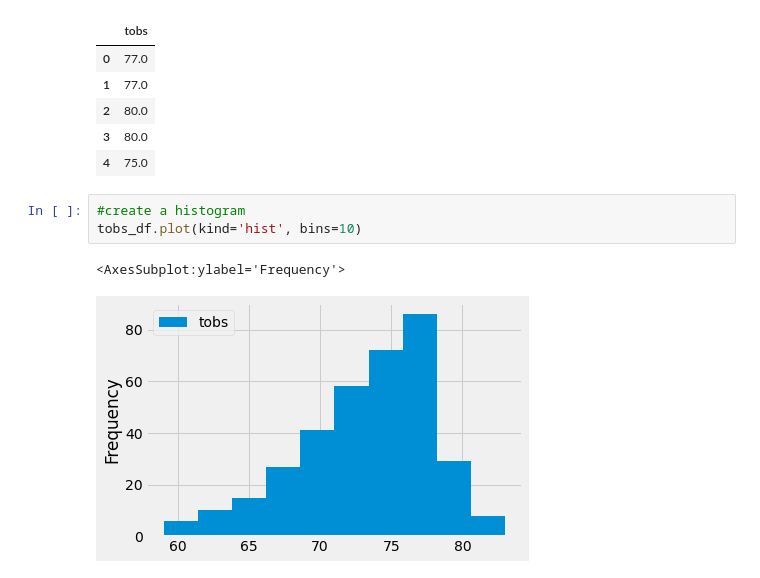
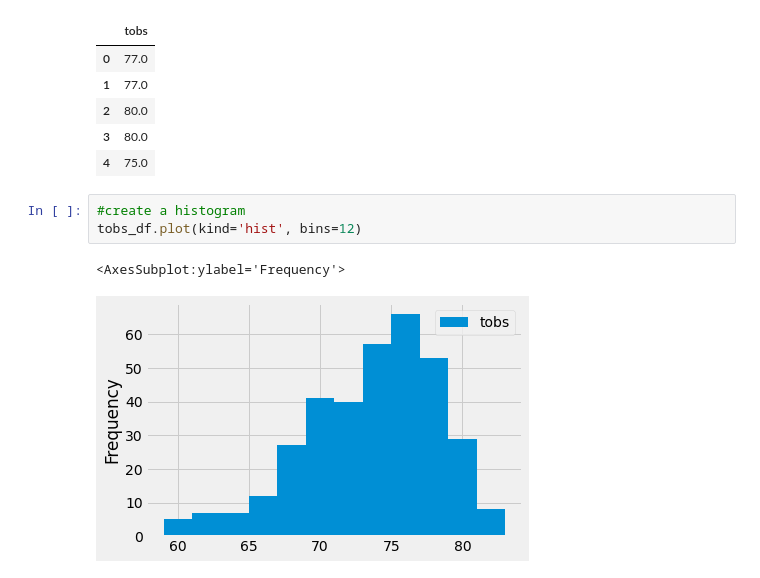
Before and after one commit to teresaflicek/sqlalchemy-challenge, a Jupyter notebook: climate_starter.ipynb, the cells around one changed output. Cells and saved outputs as stored; diff of their text form.

```diff
--- a/climate_starter.ipynb
+++ b/climate_starter.ipynb
@@ -222,7 +222,7 @@ tobs_df.head()
 | 4 | 75.0 |
 # %%
 #create a histogram
-tobs_df.plot(kind='hist', bins=10)
+tobs_df.plot(kind='hist', bins=12)
 # %% [output]
 <AxesSubplot:ylabel='Frequency'>
-[figure, old version]
+[figure, new version]
```
